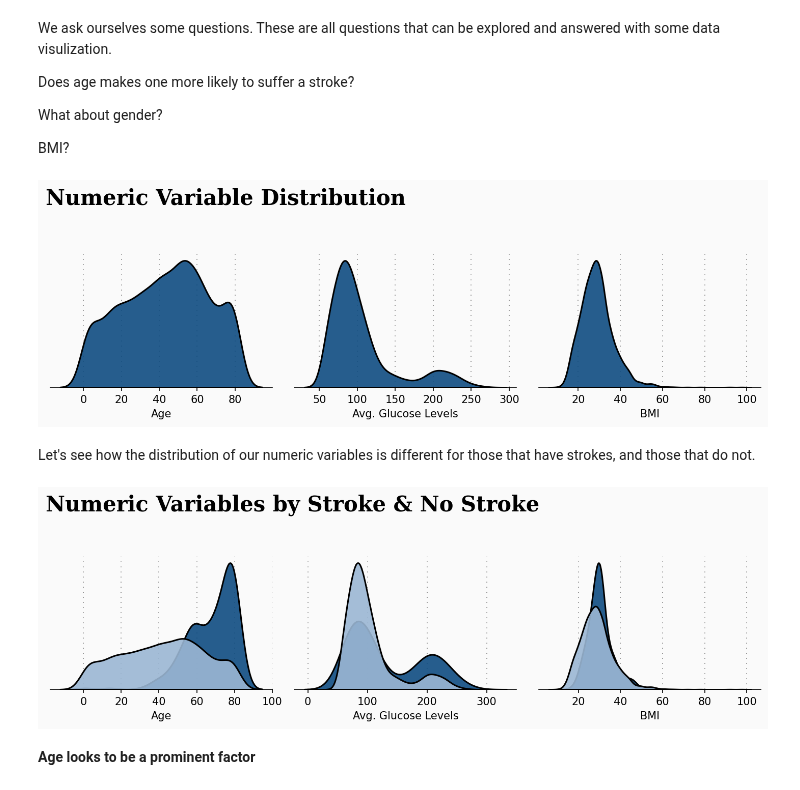
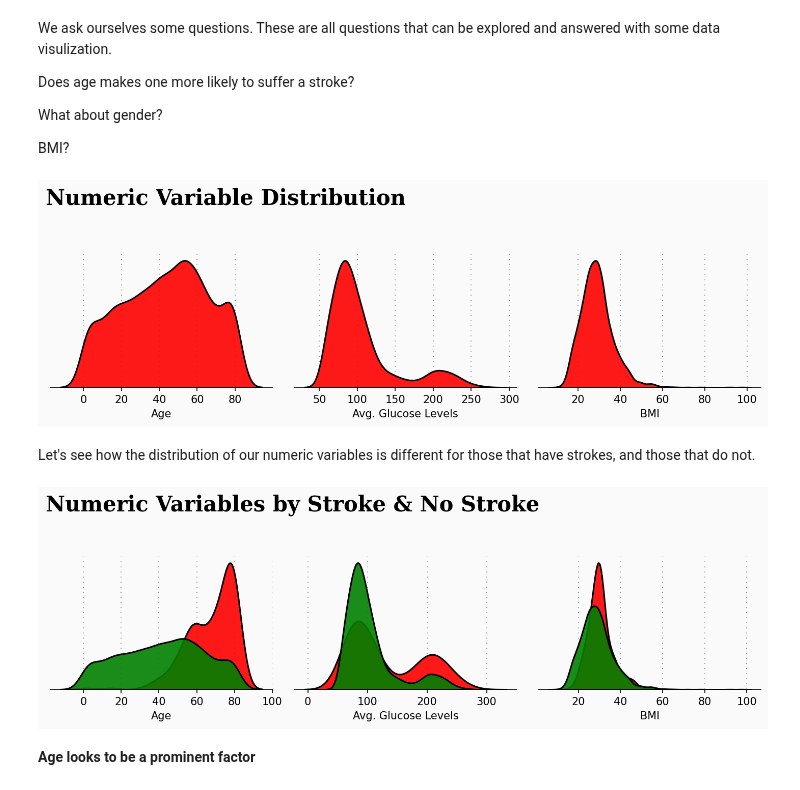
Before and after one commit to marfurt1/proyecto-final-stroke, a Jupyter notebook: src/Proyecto_final_grupo6.ipynb, the cells around one changed output. Cells and saved outputs as stored; diff of their text form; code cells hidden in the pictures.

```diff
--- a/src/Proyecto_final_grupo6.ipynb
+++ b/src/Proyecto_final_grupo6.ipynb
@@ -559,11 +562,11 @@ With this graph we observe that the behavior of the age/bmi ranges is the same a
 # %%
 labels = ['underweight', 'healthy', 'overweight', 'obese', 'extremely obese']
 
-bins1 =  [0 - 18.9, 19 - 24.9, 25 - 29.9, 30 - 39.9, 40 - 100, np.inf]
+bins1 =  [0, 19, 25, 30, 40, np.inf]
 #bins1.sort()
 
 # pd.cut each column, with each bin closed on left and open on right
-df_raw['bmi_type'] = pd.cut(df_raw['bmi'], bins=5, labels=labels, right=False)
+df_raw['bmi_type'] = pd.cut(df_raw['bmi'], bins=bins1, labels=labels, right=False)
 df_raw[['bmi_type','bmi', 'age']]
 # %% [output]
 |  | bmi_type | bmi | age |
@@ -626,11 +629,11 @@ df_raw[df_raw['bmi']>= 40].shape
 # %%
 labels = ['underweight', 'healthy', 'overweight', 'obese', 'extremely obese']
 
-bins1 =  [0 - 18.9, 19 - 24.9, 25 - 29.9, 30 - 39.9, 40 - 100, np.inf]
+bins1 =  [0, 19, 25, 30, 40, np.inf]
 #bins1.sort()
 
 # pd.cut each column, with each bin closed on left and open on right
-df_raw['bmi_type'] = pd.cut(df_raw['bmi'], bins=5, labels=labels, right=False)
+df_raw['bmi_type'] = pd.cut(df_raw['bmi'], bins=bins1, labels=labels, right=False)
 df_raw[['bmi_type','bmi', 'age']]
 # %% [output]
 |  | bmi_type | bmi | age |
@@ -672,17 +675,25 @@ df_raw.gender.hist()
 <AxesSubplot:>
 [figure]
 # %%
+#set age as int
 df_raw['age']=df_raw['age'].astype(int)
 
 # Encoding the 'Sex' column
-df_raw['gender'] = df_raw['gender'].apply(lambda x: 1 if x == 'Male' else 0)
+df_raw['gender'] = df_raw['gender'].map({'Male': 0, 'Female' : 1, 'Other': 2})
 df_raw['gender'].astype(int)
 
 # Encoding the 'Residence_type' column
 df_raw['Residence_type'] = df_raw['Residence_type'].apply(lambda x: 1 if x == 'Urban' else 0)
+df_raw['Residence_type'].astype(int)
 
 # Encoding the 'Residence_type' column
 df_raw['ever_married'] = df_raw['ever_married'].apply(lambda x: 1 if x == 'Yes' else 0)
+df_raw['ever_married'].astype(int)
 
-# Encoding the 'Embarked' column
+# Encoding the 'work type' column
 df_raw['work_type'] = df_raw['work_type'].map({'Private' : 0, 'Self-employed': 1, 'children': 2 , 'Govt_job':3, 'Never_worked':4})
+df_raw['work_type'].astype(int)
+
+# Encoding the 'smoking status' column
+df_raw['smoking_status'] = df_raw['smoking_status'].map({'Unknown': 0, 'never smoked' : 1, 'smokes': 2 , 'formerly smoked':3})
+df_raw['smoking_status'].astype(int)
@@ -733,3 +713,6 @@ df_raw.sample(20)
+# %%
+#Remove features
+df_raw.drop(["ever_married","work_type","Residence_type","heart_disease"],axis=1,inplace=True)
 # %%
 df_raw.sample(20)
 # %% [output]
@@ -770,35 +753,35 @@ gs = fig.add_gridspec(4, 3)
 gs.update(wspace=0.1, hspace=0.4)
 
 background_color = "#fafafa"
 
 plot = 0
 for row in range(0, 1):
     for col in range(0, 3):
         locals()["ax"+str(plot)] = fig.add_subplot(gs[row, col])
         locals()["ax"+str(plot)].set_facecolor(background_color)
         locals()["ax"+str(plot)].tick_params(axis='y', left=False)
         locals()["ax"+str(plot)].get_yaxis().set_visible(False)
         for s in ["top","right","left"]:
             locals()["ax"+str(plot)].spines[s].set_visible(False)
         plot += 1
 
 plot = 0
 for variable in conts:
-        sns.kdeplot(df_raw[variable] ,ax=locals()["ax"+str(plot)], color='#0f4c81', shade=True, linewidth=1.5, ec='black',alpha=0.9, zorder=3, legend=False)
+        sns.kdeplot(df_raw[variable] ,ax=locals()["ax"+str(plot)], color='red', shade=True, linewidth=1.5, ec='black',alpha=0.9, zorder=3, legend=False)
         locals()["ax"+str(plot)].grid(which='major', axis='x', zorder=0, color='gray', linestyle=':', dashes=(1,5))
         plot += 1
 
 ax0.set_xlabel('Age')
 ax1.set_xlabel('Avg. Glucose Levels')
 ax2.set_xlabel('BMI')
 
 
 ax0.text(-20, 0.023, 'Numeric Variable Distribution', fontsize=20, fontweight='bold', fontfamily='serif')
 
 
 plt.show()
 # %% [output]
-[figure, old version]
+[figure, new version]
 # %% [markdown]
 Let's see how the distribution of our numeric variables is different for those that have strokes, and those that do not.
 # %%
@@ -822,10 +805,11 @@ plot = 0
 
 s = df_raw[df_raw['stroke'] == 1]
 ns = df_raw[df_raw['stroke'] == 0]
-
+##0f4c81
+##9bb7d4
 for feature in conts:
-        sns.kdeplot(s[feature], ax=locals()["ax"+str(plot)], color='#0f4c81', shade=True, linewidth=1.5, ec='black',alpha=0.9, zorder=3, legend=False)
-        sns.kdeplot(ns[feature],ax=locals()["ax"+str(plot)], color='#9bb7d4', shade=True, linewidth=1.5, ec='black',alpha=0.9, zorder=3, legend=False)
+        sns.kdeplot(s[feature], ax=locals()["ax"+str(plot)], color='red', shade=True, linewidth=1.5, ec='black',alpha=0.9, zorder=3, legend=False)
+        sns.kdeplot(ns[feature],ax=locals()["ax"+str(plot)], color='green', shade=True, linewidth=1.5, ec='black',alpha=0.9, zorder=3, legend=False)
         locals()["ax"+str(plot)].grid(which='major', axis='x', zorder=0, color='gray', linestyle=':', dashes=(1,5))
         plot += 1
 
@@ -839,7 +823,7 @@ ax0.text(-20, 0.056, 'Numeric Variables by Stroke & No Stroke', fontsize=20, fon
 
 plt.show()
 # %% [output]
-[figure, old version]
+[figure, new version]
 # %% [markdown]
 **Age looks to be a prominent factor**
 # %%
```
Also changed, not shown: parts of 55 cells of this notebook.
